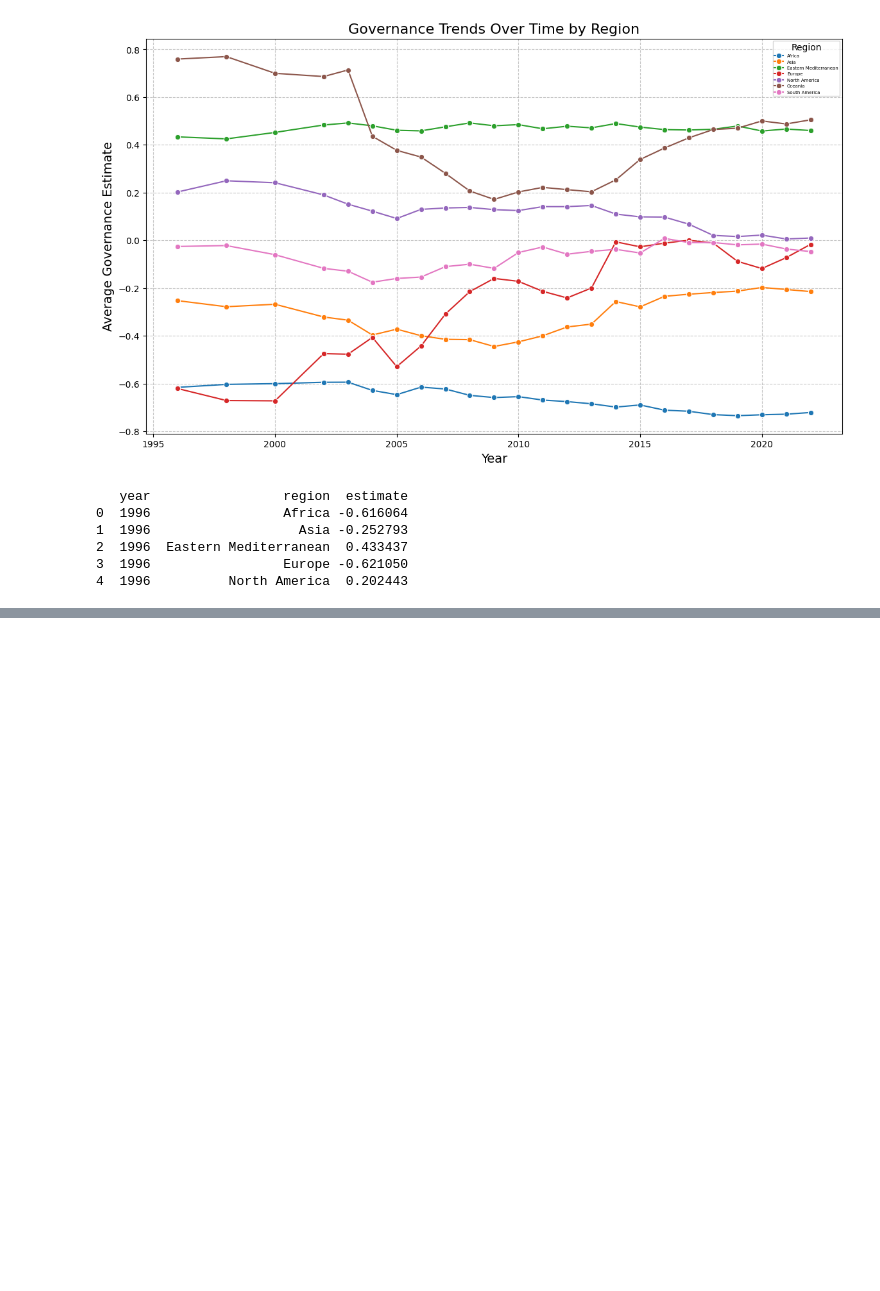
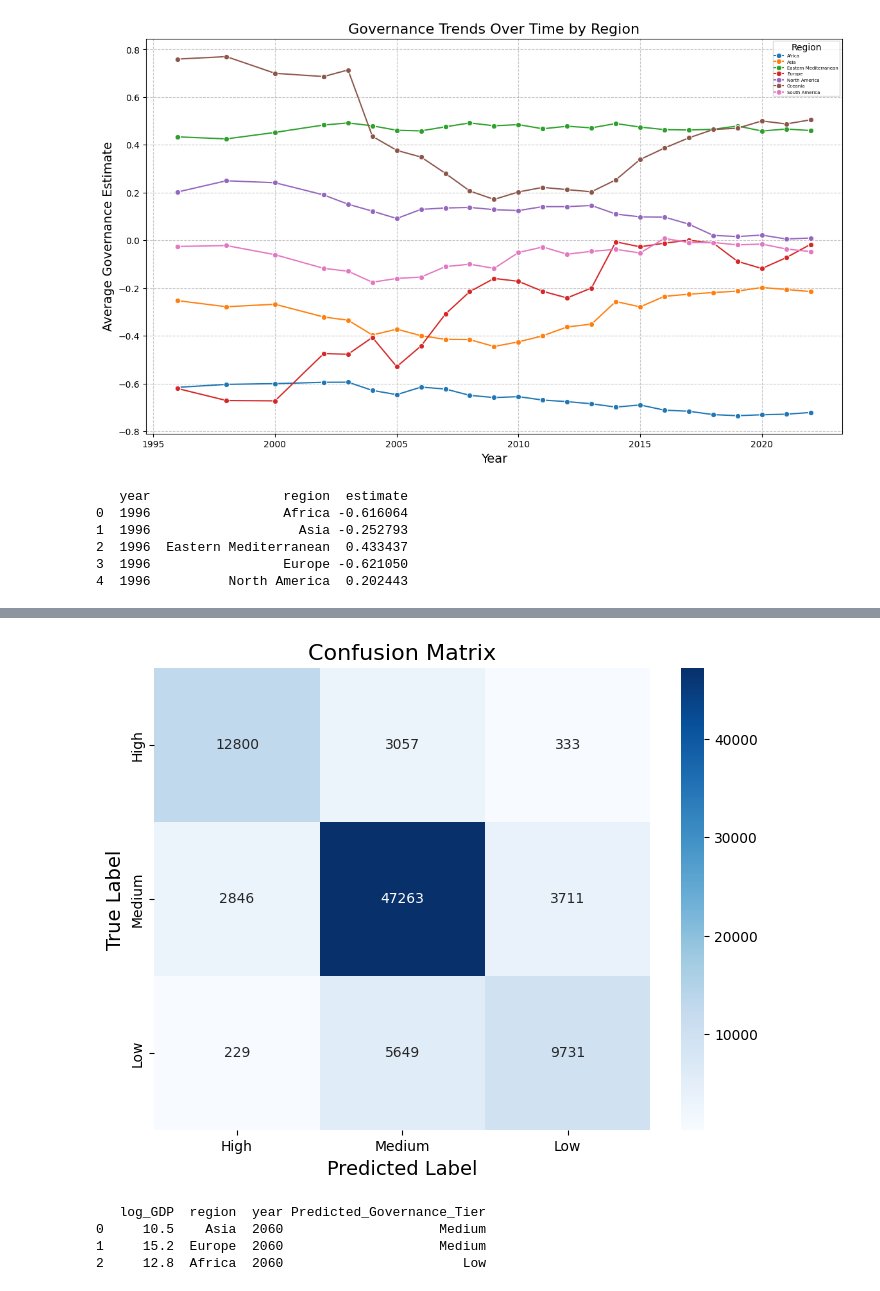
Before and after one commit to AdibaHasin/Governance-data-analysis, a Jupyter notebook: Governance_data_analysis.ipynb, the cells around one changed output, grey strips where cells are left out. Drawn from its saved outputs; the diff is of its cells as text; code cells hidden in the pictures; blank space fills up the shorter version.

```diff
--- a/Governance_data_analysis.ipynb
+++ b/Governance_data_analysis.ipynb
@@ -804,0 +860,49 @@ regional_governance_trends.to_csv('regional_governance_trends.csv', index=False)
+# %%
+import matplotlib.pyplot as plt
+import seaborn as sns
+from sklearn.metrics import confusion_matrix, ConfusionMatrixDisplay
+
+# confusion matrix
+cm = confusion_matrix(y_test, y_pred, labels=['High', 'Medium', 'Low'])
+
+# visualize
+plt.figure(figsize=(8, 6))
+sns.heatmap(cm, annot=True, fmt='d', cmap='Blues', xticklabels=['High', 'Medium', 'Low'], yticklabels=['High', 'Medium', 'Low'])
+plt.title('Confusion Matrix', fontsize=16)
+plt.xlabel('Predicted Label', fontsize=14)
+plt.ylabel('True Label', fontsize=14)
+plt.show()
+# %% [output]
+[figure, added]
+# %%
+# a new dataset for predictions
+new_data = pd.DataFrame({
+    'log_GDP': [10.5, 15.2, 12.8],  # Example projected log-transformed GDP
+    'region': ['Asia', 'Europe', 'Africa'],  # Regions for the projections
+    'year': [2060, 2060, 2060]  # Year of the projections
+})
+
+# encode the region column
+new_region_encoded = encoder.transform(new_data[['region']])
+new_region_columns = encoder.get_feature_names_out(['region'])
+
+# combining encoded regions with other features
+new_features_encoded = pd.concat(
+    [new_data[['log_GDP', 'year']].reset_index(drop=True),
+     pd.DataFrame(new_region_encoded, columns=new_region_columns)],
+    axis=1
+)
+
+# predicting governance tiers
+predicted_tiers = model.predict(new_features_encoded)
+
+# add predictions to the dataset
+new_data['Predicted_Governance_Tier'] = predicted_tiers
+
+# Display the results
+print(new_data)
+# %% [output]
+   log_GDP  region  year Predicted_Governance_Tier
+0     10.5    Asia  2060                    Medium
+1     15.2  Europe  2060                    Medium
+2     12.8  Africa  2060                       Low
```
Also changed, not shown: parts of 11 cells of this notebook.
